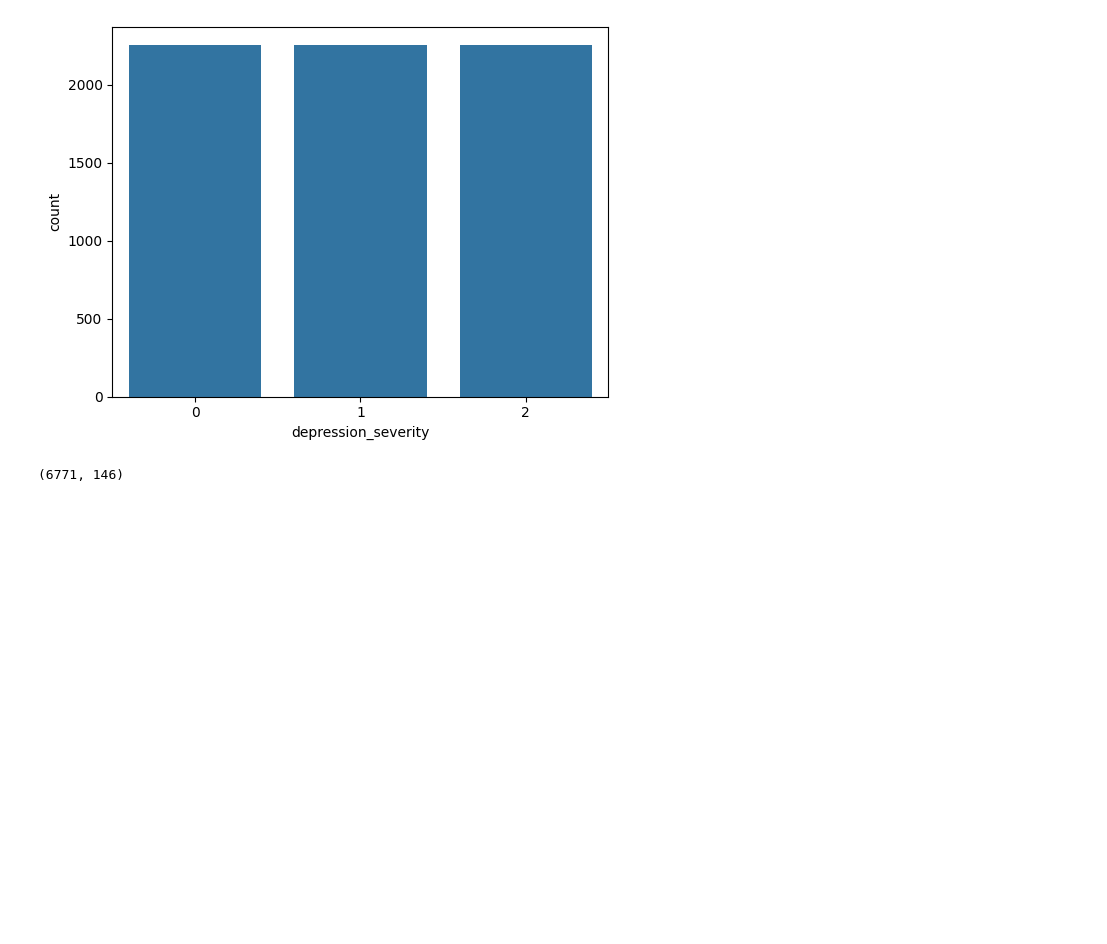
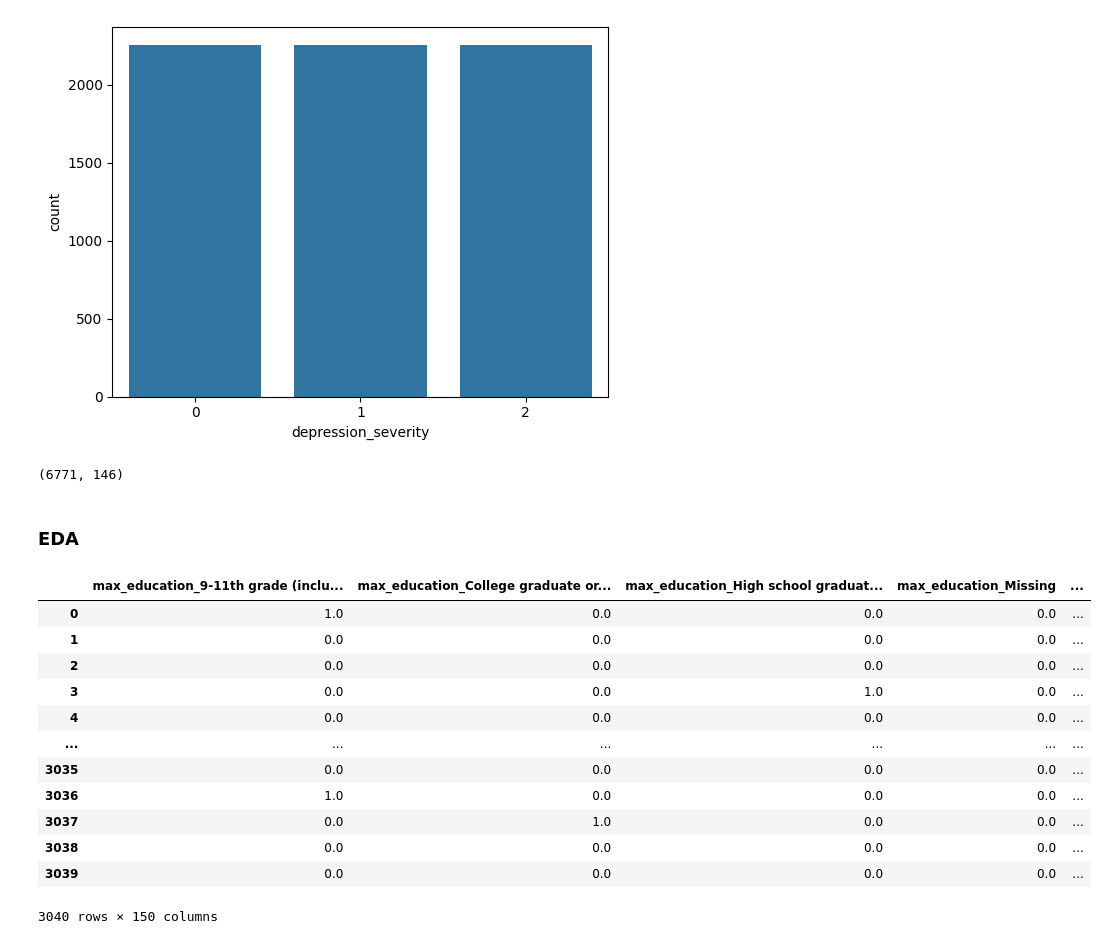
Before and after one commit to natdosan/data207-final-prject, a Jupyter notebook: data/data_prep.ipynb, the cells around one changed output. Saved outputs shown, nothing was run; the diff lists cells and outputs as text; code cells hidden in the pictures; blank space fills up the shorter version.

```diff
--- a/data/data_prep.ipynb
+++ b/data/data_prep.ipynb
@@ -509,3 +527,23 @@ X_train_bal.shape
 
 X_train_bal.to_parquet('./model_upsampled/X_train_balanced.parquet', compression='snappy')
 pd.DataFrame(y_train_bal, columns=['depression_severity']).to_parquet('./model_upsampled/Y_train_balanced.parquet', compression='snappy')
+# %% [markdown]
+### EDA
+# %%
+df = pd.concat([X_train, Y_train], axis=1)
+# %%
+df
+# %% [output]
+|  | max_education_9-11th grade (inclu... | max_education_College graduate or... | max_education_High school graduat... | max_education_Missing | ... |
+| 0 | 1.0 | 0.0 | 0.0 | 0.0 | ... |
+| 1 | 0.0 | 0.0 | 0.0 | 0.0 | ... |
+| 2 | 0.0 | 0.0 | 0.0 | 0.0 | ... |
+| 3 | 0.0 | 0.0 | 1.0 | 0.0 | ... |
+| 4 | 0.0 | 0.0 | 0.0 | 0.0 | ... |
+| ... | ... | ... | ... | ... | ... |
+| 3035 | 0.0 | 0.0 | 0.0 | 0.0 | ... |
+| 3036 | 1.0 | 0.0 | 0.0 | 0.0 | ... |
+| 3037 | 0.0 | 1.0 | 0.0 | 0.0 | ... |
+| 3038 | 0.0 | 0.0 | 0.0 | 0.0 | ... |
+| 3039 | 0.0 | 0.0 | 0.0 | 0.0 | ... |
+3040 rows × 150 columns
```
Also changed, not shown: parts of 3 cells of this notebook, 10 other files.
